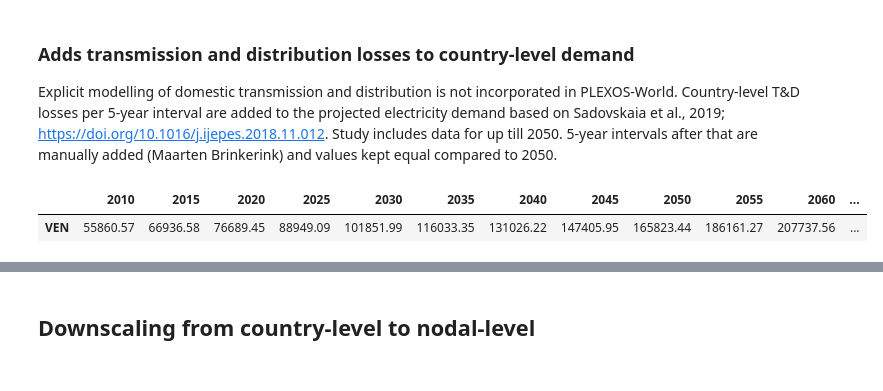
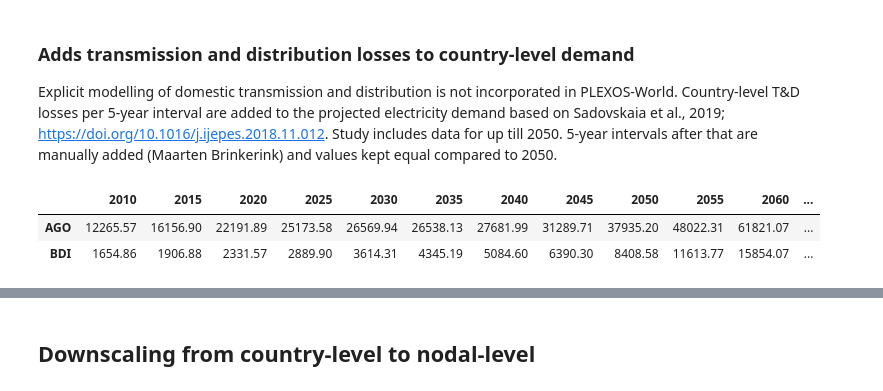
Before and after one commit to OSeMOSYS/osemosys_global, a Jupyter notebook: OPG_demand_projection.ipynb, the cells around one changed output, grey strips where cells are left out. Cells and saved outputs as stored; diff of their text form; code cells hidden in the pictures.

```diff
--- a/OPG_demand_projection.ipynb
+++ b/OPG_demand_projection.ipynb
@@ -57,12 +75,10 @@ Urbanization = 'Yes'
 Pathway = 'SSP2'
 POP_Countries_Source = 'IIASA-WiC POP' #Options are 'IIASA-WiC POP' and 'NCAR'
 GDPppp_Countries_Source = 'OECD Env-Growth' #Options are 'IIASA GDP' and 'OECD Env-Growth'. 'OECD Env-Growth' has more entries.
-URB_Countries_Source = 'NCAR' #'NCAR' is the only option.
+URB_Countries_Source = 'NCAR'
 
 #Set modelling years
-Years_List_5 = np.arange(2010, 2105, 5).tolist()
-Years_List = np.arange(2010, 2101).tolist()
-Years_List_Interpolation = list(set(Years_List) - set(Years_List_5))
+Years_List = np.arange(2010, 2105, 5).tolist()
 # %%
 Spatial_Mapping = Import_memberships.copy()
 Spatial_Mapping = Spatial_Mapping[Spatial_Mapping['collection'].str.contains('Region')]
@@ -512,7 +422,7 @@ Country_GDPppp_pp_SSP = pd.merge(Base_df_projections ,
                            right_index = True ,
                            how = 'left')
 
-for x in Years_List_5:
+for x in Years_List:
     Country_GDPppp_pp_SSP[x] = (Country_GDPppp_SSP[x] * 1000) / Country_POP_SSP[x]
 
 if Urbanization == 'Yes':
@@ -533,18 +443,18 @@ Country_Demand_projected_SSP = Country_GDPppp_pp_SSP.copy([[y]])
 Country_Demand_projected_SSP['Variable'] = 'Demand|projected|pp'
 
 if Urbanization == 'Yes':
-    for z in Years_List_5:
+    for z in Years_List:
          Country_Demand_projected_SSP[z] = (Country_Demand_projected_SSP['coef_GDPppp'] *
                                             Country_GDPppp_pp_SSP[z] +
                                             Country_Demand_projected_SSP['coef_Urb'] *
                                             Country_URB_SSP[z] +
                                             Country_Demand_projected_SSP['intercept'])
 else:
-    for z in Years_List_5:
+    for z in Years_List:
          Country_Demand_projected_SSP[z] = (Country_Demand_projected_SSP['coef_GDPppp'] *
                                             Country_GDPppp_pp_SSP[z] +
                                             Country_Demand_projected_SSP['intercept'])
 
-Country_Demand_projected_SSP.head(1)
+Country_Demand_projected_SSP.head(2)
 # %% [output]
 |  | child_object | Scenario | coef_GDPppp | coef_Urb | intercept | 2010 | 2015 | 2020 | 2025 | 2030 | ... |
@@ -600,10 +511,10 @@ for a in Spatial_Mapping_Country['child_object'].unique():
 #Multiplies the country-level projected demand pp (in kWh) with the total population (in millions) to get country-level
 #total projected demand (in GWh).
 Country_Demand_projected_SSP_Aggregated = pd.DataFrame()
-for x in Years_List_5:
+for x in Years_List:
      Country_Demand_projected_SSP_Aggregated[x] = (Country_Demand_projected_SSP[x] *
                                                    Country_POP_SSP[x]).round(2)
 
-Country_Demand_projected_SSP_Aggregated.head(1)
+Country_Demand_projected_SSP_Aggregated.head(2)
 # %% [output]
 |  | 2010 | 2015 | 2020 | 2025 | 2030 | 2035 | 2040 | 2045 | 2050 | 2055 | 2060 | ... |
@@ -614,26 +526,27 @@ Explicit modelling of domestic transmission and distribution is not incorporated
 # %%
 #Checks whether T&D is available for all included countries. An assertion error pops up in case data is missing.
 #In this case either data needs to be added to 'T&D Losses.xlsx'.
 Losses_Missing = Spatial_Mapping_Country[(~Spatial_Mapping_Country.index.isin(Import_Incl_Losses.Country))]
 
 assert Losses_Missing.empty , print(Losses_Missing)
 
 Country_Demand_Incl_Losses = Import_Incl_Losses.copy().set_index('Country')
 
 Country_Demand_Incl_Losses = Country_Demand_Incl_Losses[Country_Demand_Incl_Losses.index.isin
                                                         (Spatial_Mapping_Country.index)
                                                        ].reindex(Spatial_Mapping_Country.index)
 
-Country_Demand_projected_SSP_Incl_Losses_Raw = pd.DataFrame()
+Country_Demand_projected_SSP_Incl_Losses = pd.DataFrame()
 
 #Add T&D losses to the projected country-level demand.
-for z in Years_List_5:
-     Country_Demand_projected_SSP_Incl_Losses_Raw[z] = (Country_Demand_projected_SSP_Aggregated[z] *
+for z in Years_List:
+     Country_Demand_projected_SSP_Incl_Losses[z] = (Country_Demand_projected_SSP_Aggregated[z] *
                                                     Country_Demand_Incl_Losses[z] / 100 +
                                                     Country_Demand_projected_SSP_Aggregated[z]
-                                                   ).round(2).astype(float)
+                                                   ).round(2)
 
-Country_Demand_projected_SSP_Incl_Losses_Raw.tail(1)
+Country_Demand_projected_SSP_Incl_Losses.head(2)
 # %% [output]
 |  | 2010 | 2015 | 2020 | 2025 | 2030 | 2035 | 2040 | 2045 | 2050 | 2055 | 2060 | ... |
-| VEN | 55860.57 | 66936.58 | 76689.45 | 88949.09 | 101851.99 | 116033.35 | 131026.22 | 147405.95 | 165823.44 | 186161.27 | 207737.56 | ... |
+| AGO | 12265.57 | 16156.90 | 22191.89 | 25173.58 | 26569.94 | 26538.13 | 27681.99 | 31289.71 | 37935.20 | 48022.31 | 61821.07 | ... |
+| BDI | 1654.86 | 1906.88 | 2331.57 | 2889.90 | 3614.31 | 4345.19 | 5084.60 | 6390.30 | 8408.58 | 11613.77 | 15854.07 | ... |
```
Also changed, not shown: parts of 23 cells of this notebook, 1 other file.
